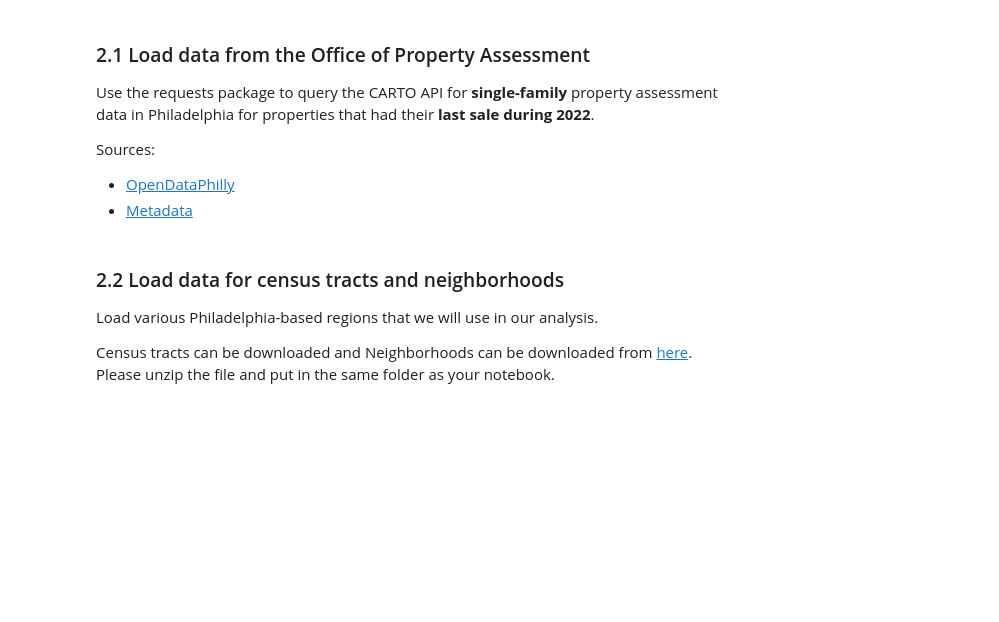
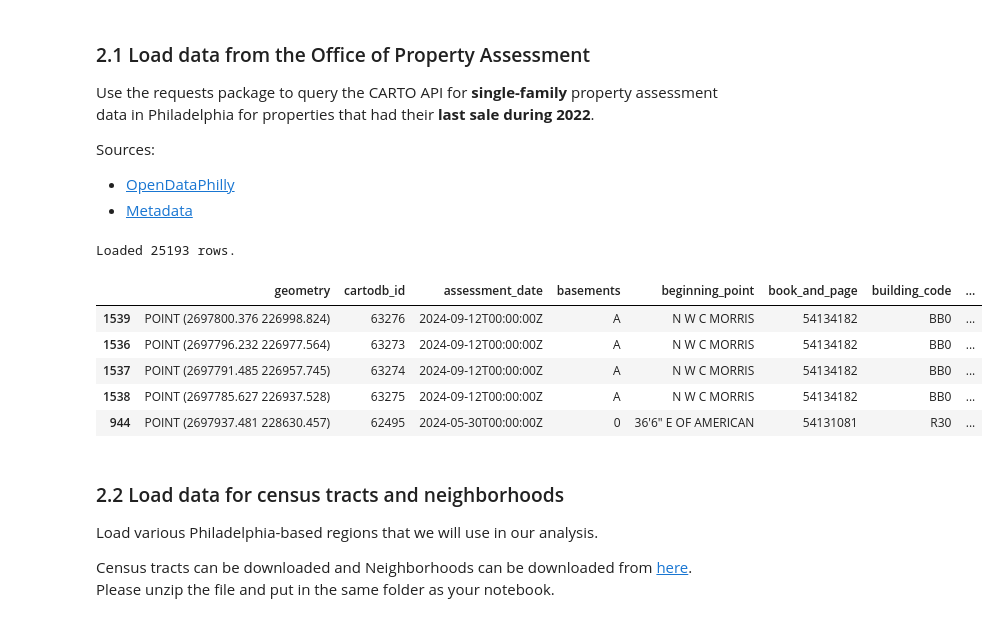
Before and after one commit to LingxuanGao/MUSA-5500-Geospatial-Data-Science-Python, a Jupyter notebook: assignment-6/assignment-6.ipynb, the cells around one changed output. Drawn from its saved outputs; the diff is of its cells as text; code cells hidden in the pictures; blank space fills up the shorter version.

```diff
--- a/assignment-6/assignment-6.ipynb
+++ b/assignment-6/assignment-6.ipynb
@@ -46,19 +46,46 @@ from sklearn.pipeline import make_pipeline
 # Preprocessing
 from sklearn.preprocessing import StandardScaler, PolynomialFeatures
 # %%
-# the CARTO API url
+# The CARTO API url
 carto_url = "https://phl.carto.com/api/v2/sql"
 
 # Only pull 2022 sales for single family residential properties
 where = "sale_date >= '2022-01-01' and sale_date <= '2022-12-31'"
 where = where + " and category_code_description IN ('SINGLE FAMILY', 'Single Family')"
 
 # Create the query
 query = f"SELECT * FROM opa_properties_public WHERE {where}"
 
 # Make the request
 params = {"q": query, "format": "geojson"}
 response = requests.get(carto_url, params=params)
+
+# Create the GeoDataFrame from the API response
+sales_gdf = gpd.GeoDataFrame.from_features(response.json(), crs="EPSG:4326")
+
+# CRITICAL STEP: Reproject to Philadelphia's local projection (EPSG:2272)
+# This ensures accurate spatial operations later
+sales_gdf = sales_gdf.to_crs(epsg=2272)
+
+# Convert key columns to numeric (API returns them as strings sometimes)
+numeric_cols = ['sale_price', 'total_livable_area', 'number_of_bedrooms',
+                'number_of_bathrooms', 'number_stories', 'market_value']
+for col in numeric_cols:
+    sales_gdf[col] = pd.to_numeric(sales_gdf[col], errors='coerce')
+
+# Optional: Sort for reproducibility
+sales_gdf = sales_gdf.sort_values("parcel_number")
+
+print(f"Loaded {len(sales_gdf)} rows.")
+sales_gdf.head()
+# %% [output]
+Loaded 25193 rows.
+|  | geometry | cartodb_id | assessment_date | basements | beginning_point | book_and_page | building_code | ... |
+| 1539 | POINT (2697800.376 226998.824) | 63276 | 2024-09-12T00:00:00Z | A | N W C MORRIS | 54134182 | BB0 | ... |
+| 1536 | POINT (2697796.232 226977.564) | 63273 | 2024-09-12T00:00:00Z | A | N W C MORRIS | 54134182 | BB0 | ... |
+| 1537 | POINT (2697791.485 226957.745) | 63274 | 2024-09-12T00:00:00Z | A | N W C MORRIS | 54134182 | BB0 | ... |
+| 1538 | POINT (2697785.627 226937.528) | 63275 | 2024-09-12T00:00:00Z | A | N W C MORRIS | 54134182 | BB0 | ... |
+| 944 | POINT (2697937.481 228630.457) | 62495 | 2024-05-30T00:00:00Z | 0 | 36'6" E OF AMERICAN | 54131081 | R30 | ... |
 # %% [markdown]
 ### 2.2 Load data for census tracts and neighborhoods
 
```
Also changed, not shown: parts of 11 cells of this notebook.
